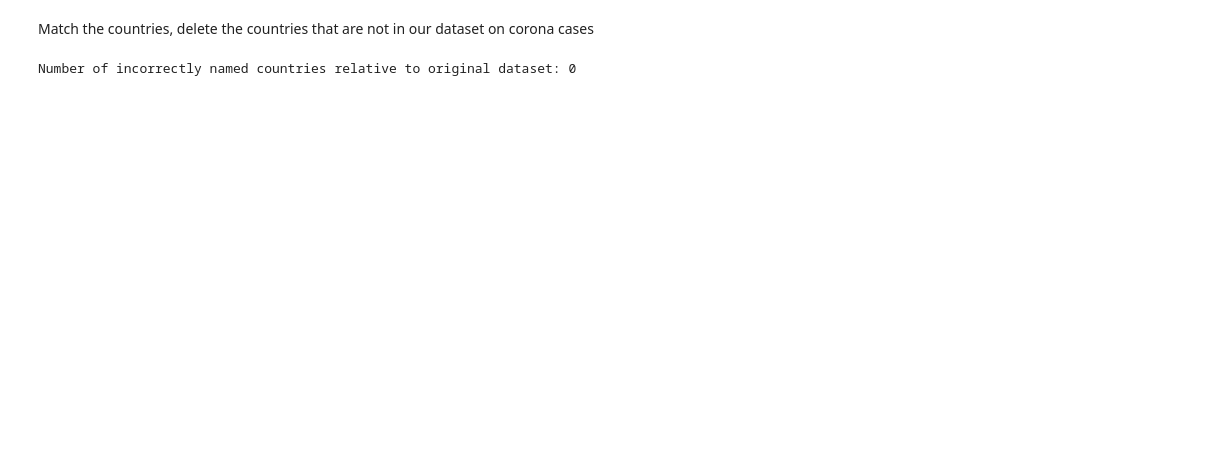
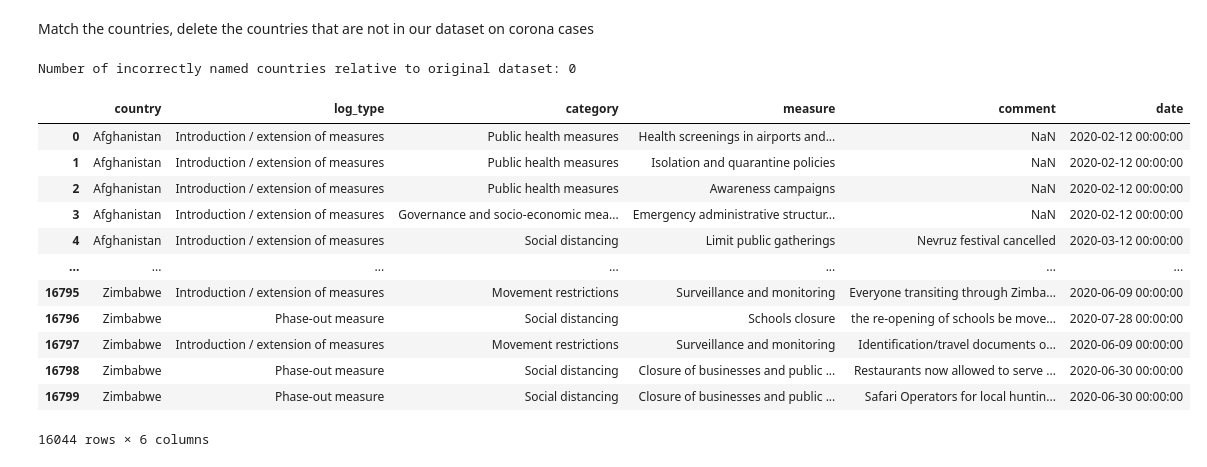
Before and after one commit to com-480-data-visualization/com-480-project-corona-cocos, a Jupyter notebook: Data-generation.ipynb, the cells around one changed output. Drawn from its saved outputs; the diff is of its cells as text; code cells hidden in the pictures; blank space fills up the shorter version.

```diff
--- a/Data-generation.ipynb
+++ b/Data-generation.ipynb
@@ -235,5 +245,21 @@ number_countries_not_in_original_dataset = (data[['COUNTRY']]
 print('Number of incorrectly named countries relative to original dataset:', number_countries_not_in_original_dataset)
 # %% [output]
 Number of incorrectly named countries relative to original dataset: 0
+# %%
+data
+# %% [output]
+|  | country | log_type | category | measure | comment | date |
+| 0 | Afghanistan | Introduction / extension of measures | Public health measures | Health screenings in airports and... | NaN | 2020-02-12 00:00:00 |
+| 1 | Afghanistan | Introduction / extension of measures | Public health measures | Isolation and quarantine policies | NaN | 2020-02-12 00:00:00 |
+| 2 | Afghanistan | Introduction / extension of measures | Public health measures | Awareness campaigns | NaN | 2020-02-12 00:00:00 |
+| 3 | Afghanistan | Introduction / extension of measures | Governance and socio-economic mea... | Emergency administrative structur... | NaN | 2020-02-12 00:00:00 |
+| 4 | Afghanistan | Introduction / extension of measures | Social distancing | Limit public gatherings | Nevruz festival cancelled | 2020-03-12 00:00:00 |
+| ... | ... | ... | ... | ... | ... | ... |
+| 16795 | Zimbabwe | Introduction / extension of measures | Movement restrictions | Surveillance and monitoring | Everyone transiting through Zimba... | 2020-06-09 00:00:00 |
+| 16796 | Zimbabwe | Phase-out measure | Social distancing | Schools closure | the re-opening of schools be move... | 2020-07-28 00:00:00 |
+| 16797 | Zimbabwe | Introduction / extension of measures | Movement restrictions | Surveillance and monitoring | Identification/travel documents o... | 2020-06-09 00:00:00 |
+| 16798 | Zimbabwe | Phase-out measure | Social distancing | Closure of businesses and public ... | Restaurants now allowed to serve ... | 2020-06-30 00:00:00 |
+| 16799 | Zimbabwe | Phase-out measure | Social distancing | Closure of businesses and public ... | Safari Operators for local huntin... | 2020-06-30 00:00:00 |
+16044 rows × 6 columns
 # %%
 data.columns = ['country', 'log_type', 'category', 'measure', 'comment', 'date']
```
Also changed, not shown: parts of 3 cells of this notebook, 7 other files.
